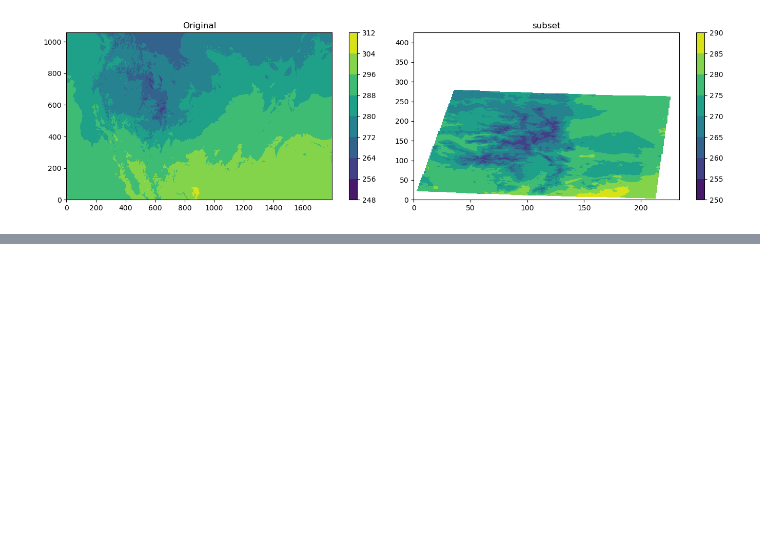
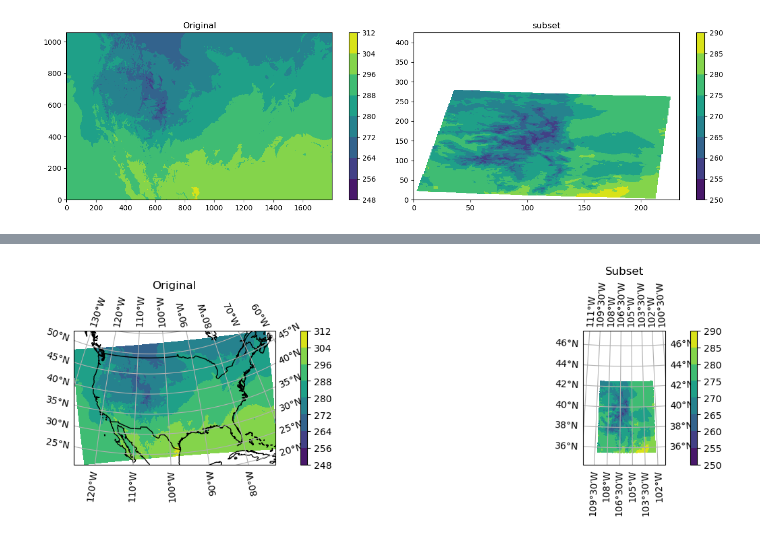
Before and after one commit to jameslarsonclimate/website, a Jupyter notebook: pull_NWP_data.ipynb, the cells around one changed output, grey strips where cells are left out. Drawn from its saved outputs; the diff is of its cells as text; code cells hidden in the pictures; blank space fills up the shorter version.

```diff
--- a/pull_NWP_data.ipynb
+++ b/pull_NWP_data.ipynb
@@ -308,0 +311,33 @@ plt.tight_layout()
+# %%
+import cartopy.crs as ccrs
+import cartopy.feature as cfeature
+
+# Create AzimuthalEquidistant projection
+proj = ccrs.AzimuthalEquidistant(central_longitude=-105.7, central_latitude=39)
+
+# Create figure and subplots with projection
+fig, (ax1, ax2) = plt.subplots(ncols=2, figsize=(14, 4),
+                              subplot_kw={'projection': proj})
+
+# First subplot - Original data
+im1 = ax1.contourf(t2m_ds.longitude.values, t2m_ds.latitude.values, t2m_ds['t2m'].values,
+                   transform=ccrs.PlateCarree())
+ax1.set_title('Original')
+ax1.coastlines()
+ax1.add_feature(cfeature.BORDERS)
+ax1.gridlines(draw_labels=True, dms=True, x_inline=False, y_inline=False)
+plt.colorbar(im1, ax=ax1)
+
+# Second subplot - Subset data
+subset = sel_region(t2m_ds['t2m'], [39, 360-105.7], 7)
+im2 = ax2.contourf(subset.longitude.values, subset.latitude.values, subset.values,
+                   transform=ccrs.PlateCarree())
+ax2.set_title('Subset')
+ax2.coastlines()
+ax2.add_feature(cfeature.BORDERS)
+ax2.gridlines(draw_labels=True, dms=True, x_inline=False, y_inline=False)
+plt.colorbar(im2, ax=ax2)
+
+plt.tight_layout()
+# %% [output]
+[figure, added]
```
Also changed, not shown: parts of 1 cell of this notebook.
